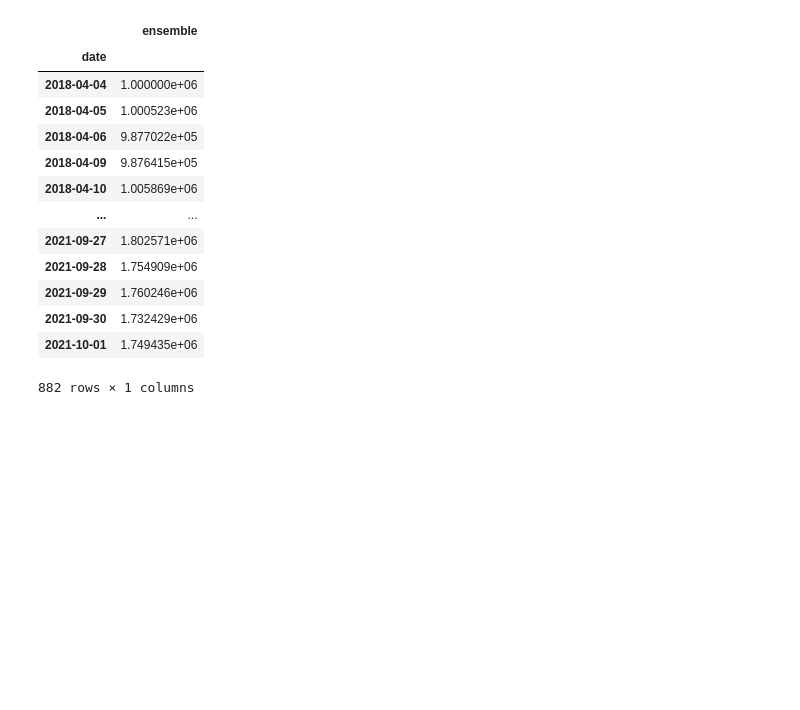
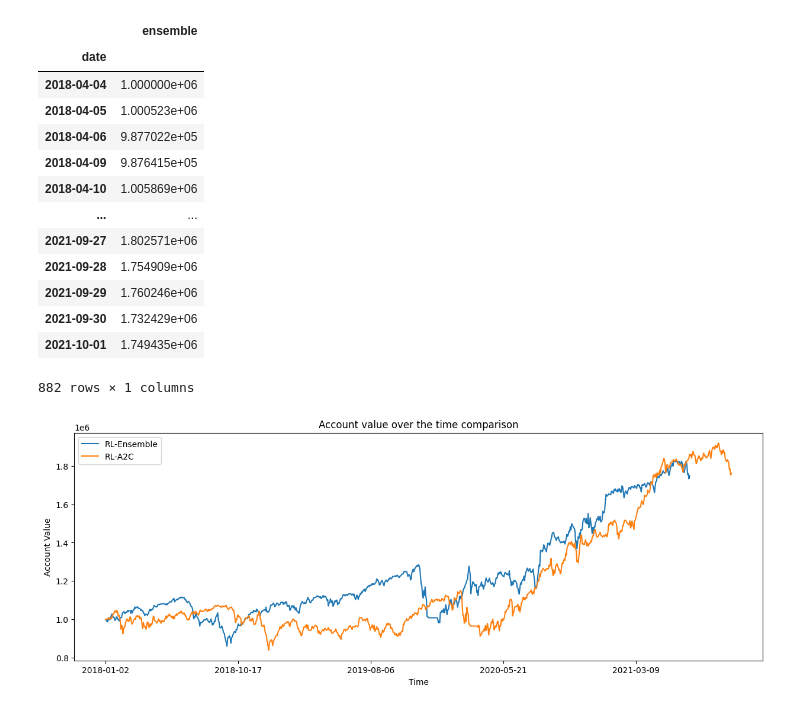
Before and after one commit to SimonCao1207/rl4po, a Jupyter notebook: test.ipynb, the cells around one changed output. Saved outputs shown, nothing was run; the diff lists cells and outputs as text; code cells hidden in the pictures; blank space fills up the shorter version.

```diff
--- a/test.ipynb
+++ b/test.ipynb
@@ -213,6 +243,23 @@ df_result_ensemble
 | 2021-09-30 | 1.732429e+06 |
 | 2021-10-01 | 1.749435e+06 |
 882 rows × 1 columns
+# %%
+# Plot the account values
+df_result_ensemble.ensemble.plot(label='RL-Ensemble')
+df_result_a2c.a2c.plot(label='RL-A2C')
+
+# Add title and labels
+plt.title('Account value over the time comparison')
+plt.xlabel('Time')
+plt.ylabel('Account Value')
+
+# Add legend
+plt.legend()
+
+# Show the plot
+plt.show()
+# %% [output]
+[figure, added]
 # %%
 print("==============Compare to GSPC===========")
 %matplotlib inline
```
Also changed, not shown: parts of 16 cells of this notebook, 1 other file.
